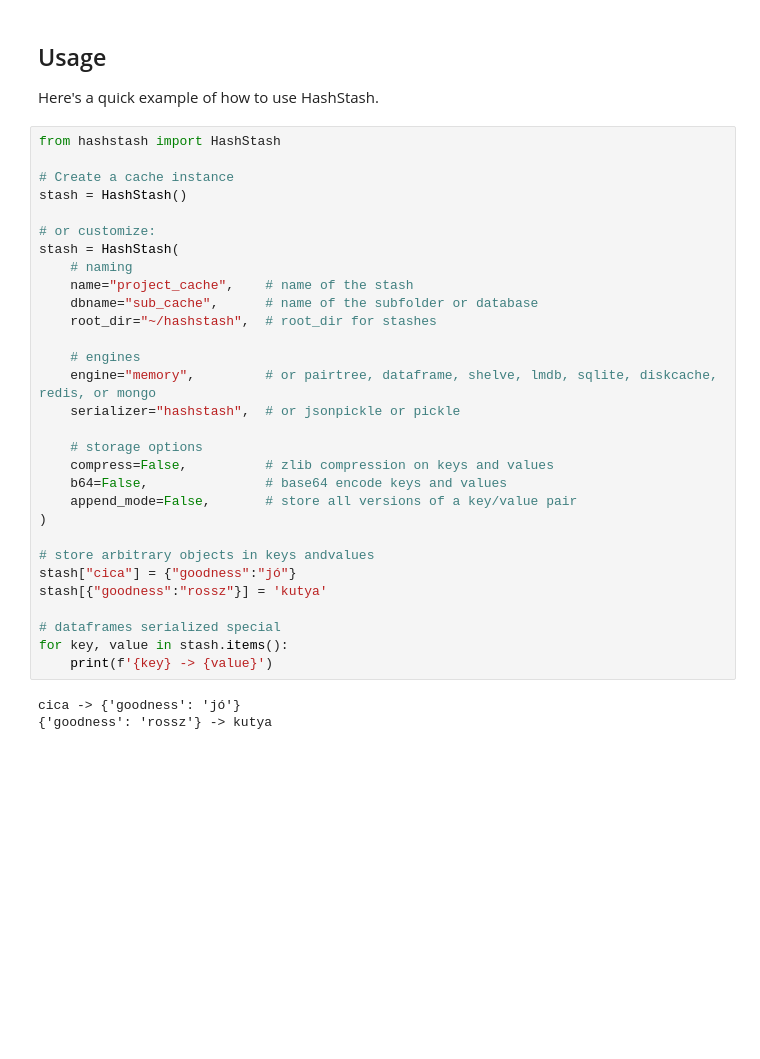
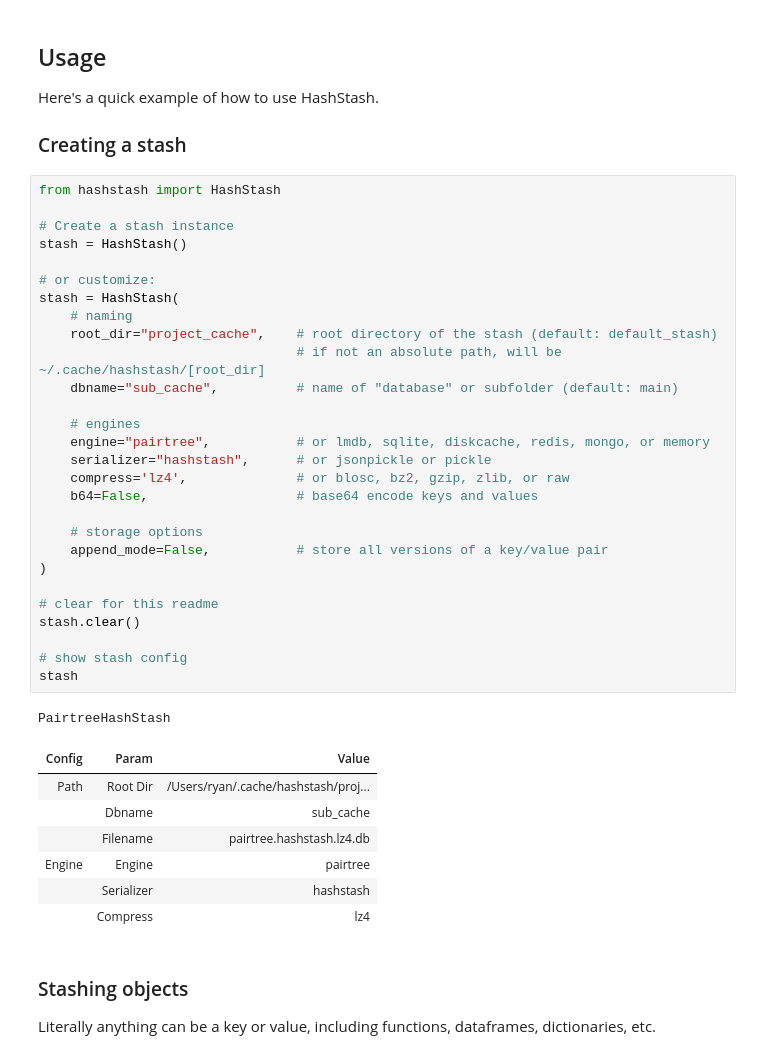
Before and after one commit to quadrismegistus/hashstash, a Jupyter notebook: README.ipynb, the cells around one changed output. Saved outputs shown, nothing was run; the diff lists cells and outputs as text; blank space fills up the shorter version.

```diff
--- a/README.ipynb
+++ b/README.ipynb
@@ -23,36 +94,46 @@ You can install HashStash using pip:
 ## Usage
 
 Here's a quick example of how to use HashStash.
+
+### Creating a stash
 # %%
 from hashstash import HashStash
 
-# Create a cache instance
+# Create a stash instance
 stash = HashStash()
 
 # or customize:
 stash = HashStash(
     # naming
-    name="project_cache",    # name of the stash
-    dbname="sub_cache",      # name of the subfolder or database
-    root_dir="~/hashstash",  # root_dir for stashes
+    root_dir="project_cache",    # root directory of the stash (default: default_stash)
+                                 # if not an absolute path, will be ~/.cache/hashstash/[root_dir]
+    dbname="sub_cache",          # name of "database" or subfolder (default: main)
 
     # engines
-    engine="memory",         # or pairtree, dataframe, shelve, lmdb, sqlite, diskcache, redis, or mongo
-    serializer="hashstash",  # or jsonpickle or pickle
+    engine="pairtree",           # or lmdb, sqlite, diskcache, redis, mongo, or memory
+    serializer="hashstash",      # or jsonpickle or pickle
+    compress='lz4',              # or blosc, bz2, gzip, zlib, or raw
+    b64=False,                   # base64 encode keys and values
 
     # storage options
-    compress=False,          # zlib compression on keys and values
-    b64=False,               # base64 encode keys and values
-    append_mode=False,       # store all versions of a key/value pair
+    append_mode=False,           # store all versions of a key/value pair
 )
 
-# store arbitrary objects in keys andvalues
-stash["cica"] = {"goodness":"jó"}
-stash[{"goodness":"rossz"}] = 'kutya'
+# clear for this readme
+stash.clear()
 
-# dataframes serialized special
-for key, value in stash.items():
-    print(f'{key} -> {value}')
+# show stash config
+stash
 # %% [output]
-cica -> {'goodness': 'jó'}
-{'goodness': 'rossz'} -> kutya
+PairtreeHashStash
+| Config | Param | Value |
+| Path | Root Dir | /Users/ryan/.cache/hashstash/proj... |
+|  | Dbname | sub_cache |
+|  | Filename | pairtree.hashstash.lz4.db |
+| Engine | Engine | pairtree |
+|  | Serializer | hashstash |
+|  | Compress | lz4 |
+# %% [markdown]
+### Stashing objects
+
+Literally anything can be a key or value, including functions, dataframes, dictionaries, etc.
```
Also changed, not shown: parts of 24 cells of this notebook, 14 other files.
